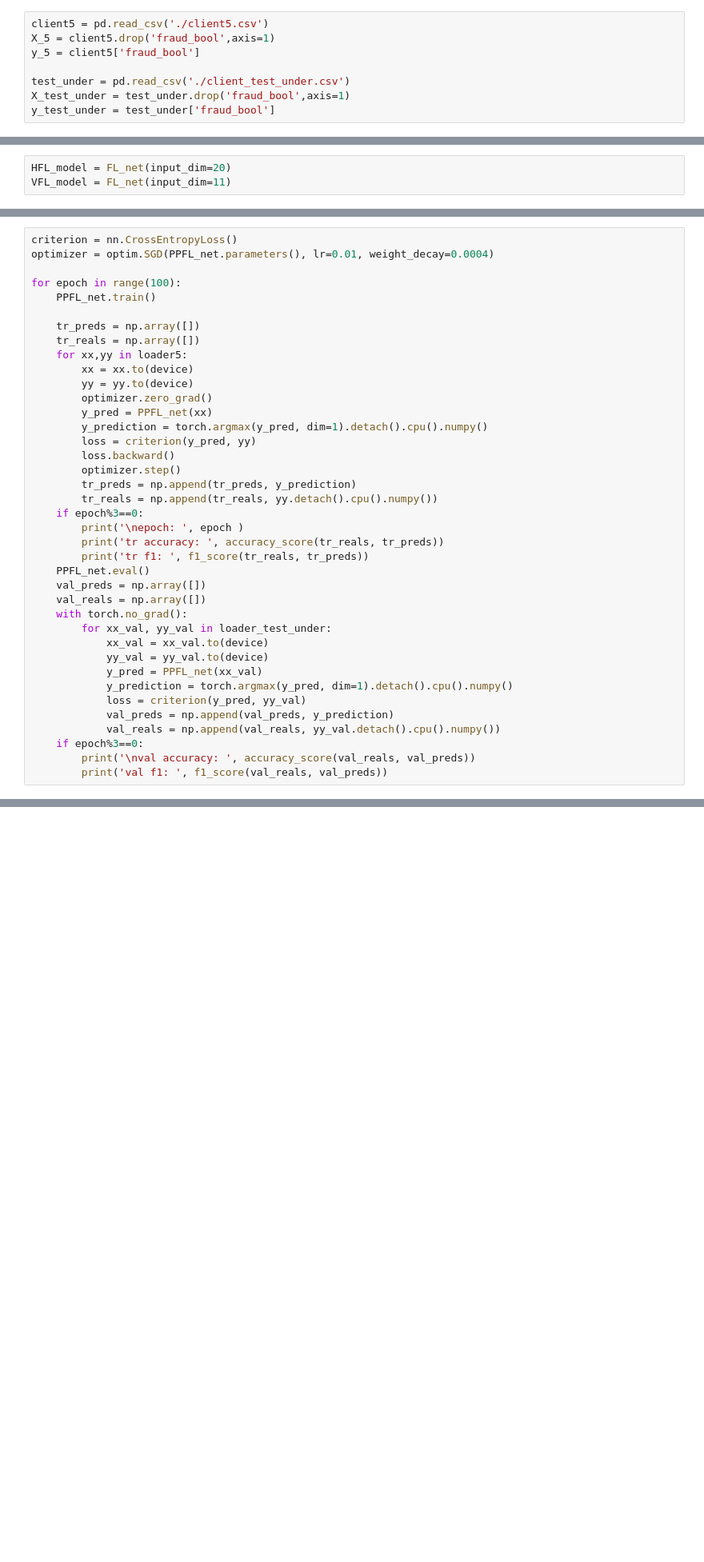
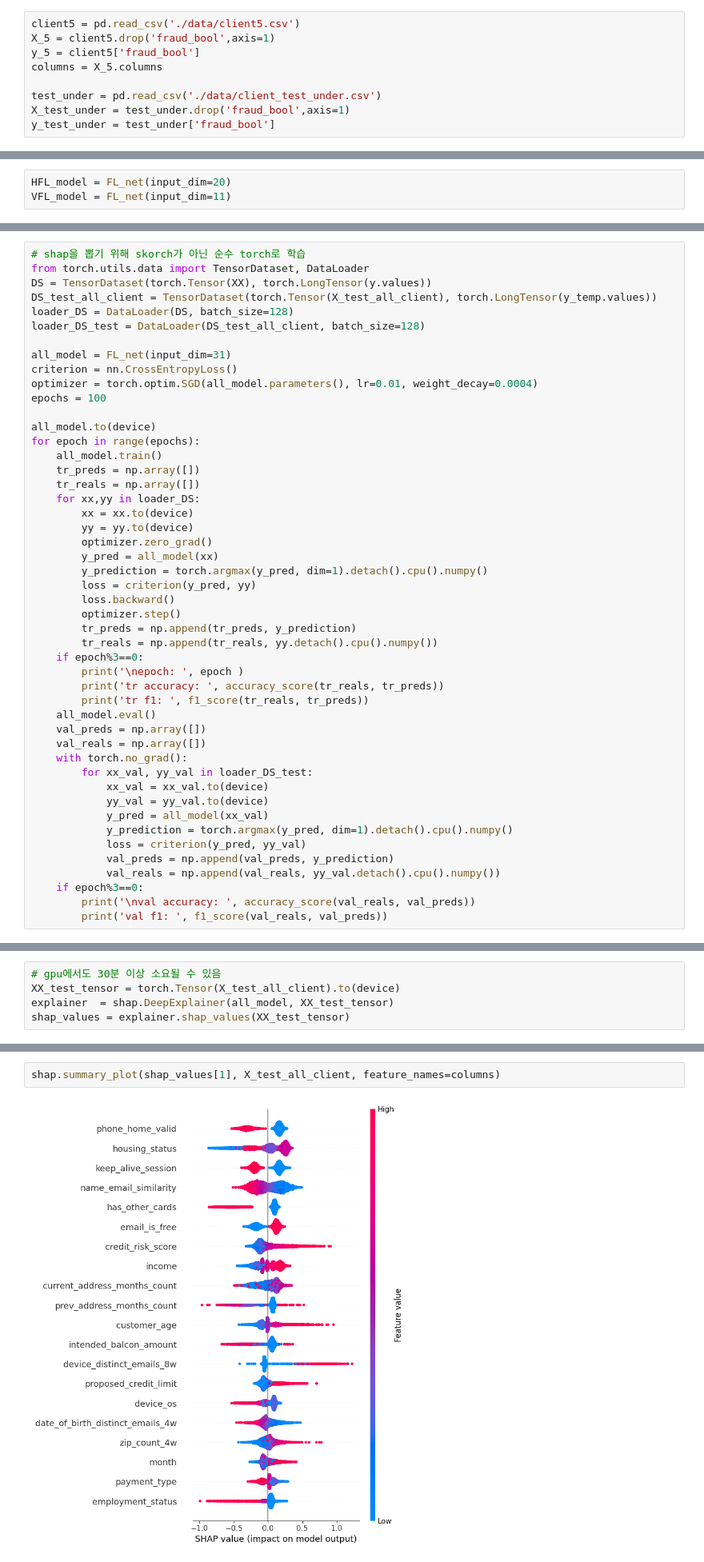
Before and after one commit to Young-Jo-Choi/project_assignment, a Jupyter notebook: 2023_고급코딩/model_training.ipynb, the cells around one changed output, grey strips where cells are left out. Shown at 80% size. Cells and saved outputs as stored; diff of their text form; blank space fills up the shorter version.

```diff
--- a/2023_고급코딩/model_training.ipynb
+++ b/2023_고급코딩/model_training.ipynb
@@ -18,9 +38,10 @@ from PPFL import *
 # %%
-client5 = pd.read_csv('./client5.csv')
+client5 = pd.read_csv('./data/client5.csv')
 X_5 = client5.drop('fraud_bool',axis=1)
 y_5 = client5['fraud_bool']
+columns = X_5.columns
 
-test_under = pd.read_csv('./client_test_under.csv')
+test_under = pd.read_csv('./data/client_test_under.csv')
 X_test_under = test_under.drop('fraud_bool',axis=1)
 y_test_under = test_under['fraud_bool']
 # %%
@@ -64,17 +182,26 @@ loader_test_under = DataLoader(DS_test_under, batch_size=128)
 # %%
+# shap을 뽑기 위해 skorch가 아닌 순수 torch로 학습
+from torch.utils.data import TensorDataset, DataLoader
+DS = TensorDataset(torch.Tensor(XX), torch.LongTensor(y.values))
+DS_test_all_client = TensorDataset(torch.Tensor(X_test_all_client), torch.LongTensor(y_temp.values))
+loader_DS = DataLoader(DS, batch_size=128)
+loader_DS_test = DataLoader(DS_test_all_client, batch_size=128)
+
+all_model = FL_net(input_dim=31)
 criterion = nn.CrossEntropyLoss()
-optimizer = optim.SGD(PPFL_net.parameters(), lr=0.01, weight_decay=0.0004)
+optimizer = torch.optim.SGD(all_model.parameters(), lr=0.01, weight_decay=0.0004)
+epochs = 100
 
-for epoch in range(100):
-    PPFL_net.train()
-
+all_model.to(device)
+for epoch in range(epochs):
+    all_model.train()
     tr_preds = np.array([])
     tr_reals = np.array([])
-    for xx,yy in loader5:
+    for xx,yy in loader_DS:
         xx = xx.to(device)
         yy = yy.to(device)
         optimizer.zero_grad()
-        y_pred = PPFL_net(xx)
+        y_pred = all_model(xx)
         y_prediction = torch.argmax(y_pred, dim=1).detach().cpu().numpy()
         loss = criterion(y_pred, yy)
         loss.backward()
@@ -85,14 +212,14 @@ for epoch in range(100):
         print('\nepoch: ', epoch )
         print('tr accuracy: ', accuracy_score(tr_reals, tr_preds))
         print('tr f1: ', f1_score(tr_reals, tr_preds))
-    PPFL_net.eval()
+    all_model.eval()
     val_preds = np.array([])
     val_reals = np.array([])
     with torch.no_grad():
-        for xx_val, yy_val in loader_test_under:
+        for xx_val, yy_val in loader_DS_test:
             xx_val = xx_val.to(device)
             yy_val = yy_val.to(device)
-            y_pred = PPFL_net(xx_val)
+            y_pred = all_model(xx_val)
             y_prediction = torch.argmax(y_pred, dim=1).detach().cpu().numpy()
             loss = criterion(y_pred, yy_val)
             val_preds = np.append(val_preds, y_prediction)
@@ -118,0 +269,5 @@ val f1:  0.7596095179987798
+# %%
+# gpu에서도 30분 이상 소요될 수 있음
+XX_test_tensor = torch.Tensor(X_test_all_client).to(device)
+explainer  = shap.DeepExplainer(all_model, XX_test_tensor)
+shap_values = explainer.shap_values(XX_test_tensor)
@@ -118,0 +276,4 @@ val f1:  0.7596095179987798
+# %%
+shap.summary_plot(shap_values[1], X_test_all_client, feature_names=columns)
+# %% [output]
+[figure, added]
```
Also changed, not shown: parts of 16 cells of this notebook, 4 other files.
